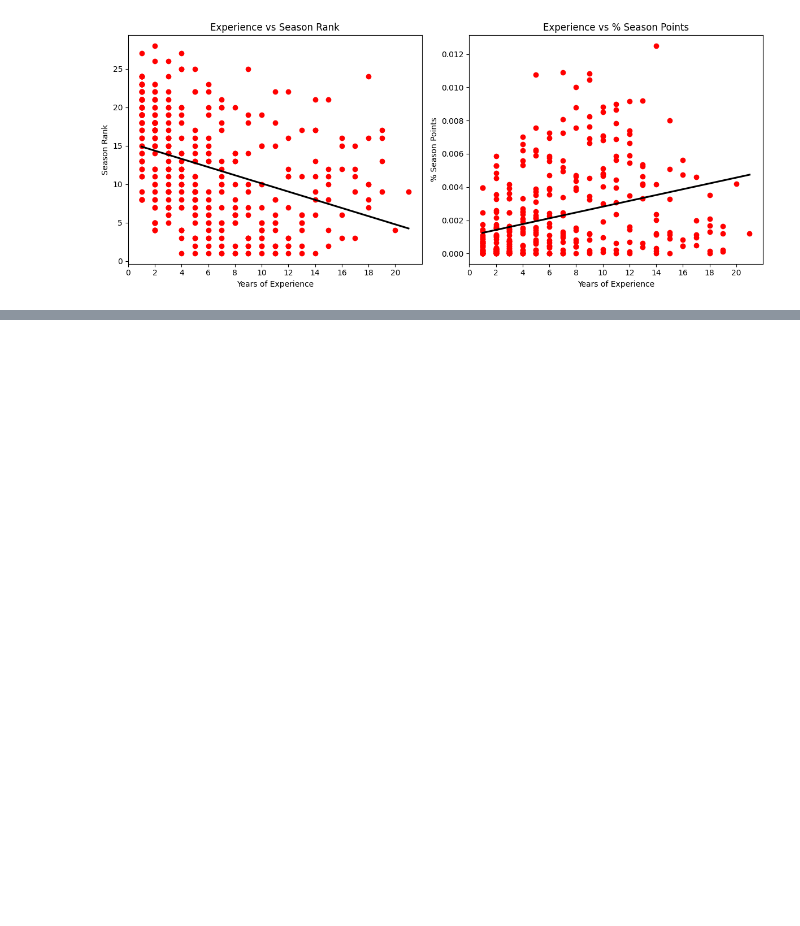
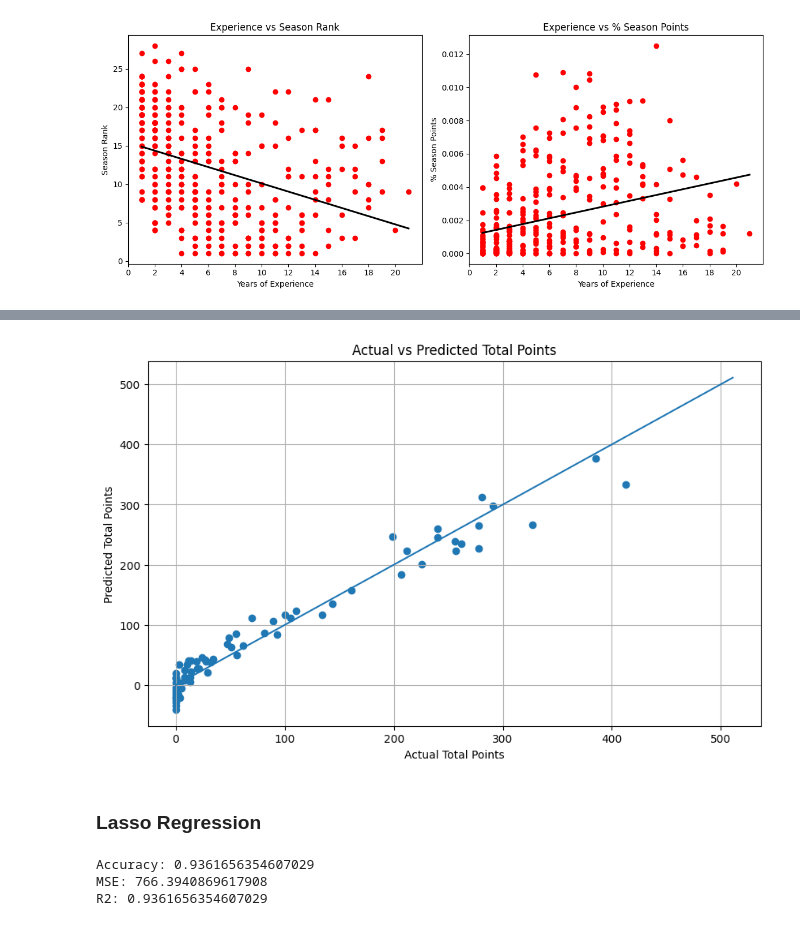
Before and after one commit to JackRWilson/Formula-1-Project, a Jupyter notebook: notebooks/f1_analysis.ipynb, the cells around one changed output, grey strips where cells are left out. Cells and saved outputs as stored; diff of their text form; code cells hidden in the pictures; blank space fills up the shorter version.

```diff
--- a/notebooks/f1_analysis.ipynb
+++ b/notebooks/f1_analysis.ipynb
@@ -947,0 +1063,30 @@ The correlation is statistically significant (p < 0.05)
+# %%
+plt.figure(figsize=(10,6))
+plt.scatter(y_test, y_pred_ridge)
+plt.plot([y.min(), y.max()], [y.min(), y.max()])
+plt.xlabel("Actual Total Points")
+plt.ylabel("Predicted Total Points")
+plt.title("Actual vs Predicted Total Points")
+plt.grid(True)
+plt.show()
+# %% [output]
+[figure, added]
+# %% [markdown]
+### Lasso Regression
+# %%
+# Lasso Regression
+lasso_reg = Lasso()
+
+# Fit data
+lasso_reg.fit(X_train, y_train)
+y_pred_lasso = lasso_reg.predict(X_test)
+predictions_lasso = lasso_reg.predict(X)
+
+# Results
+print(f"Accuracy: {lasso_reg.score(X_test, y_test)}")
+print(f"MSE: {mean_squared_error(y_test, y_pred_lasso)}")
+print(f"R2: {r2_score(y_test, y_pred_lasso)}")
+# %% [output]
+Accuracy: 0.9361656354607029
+MSE: 766.3940869617908
+R2: 0.9361656354607029
```
Also changed, not shown: parts of 24 cells of this notebook.
